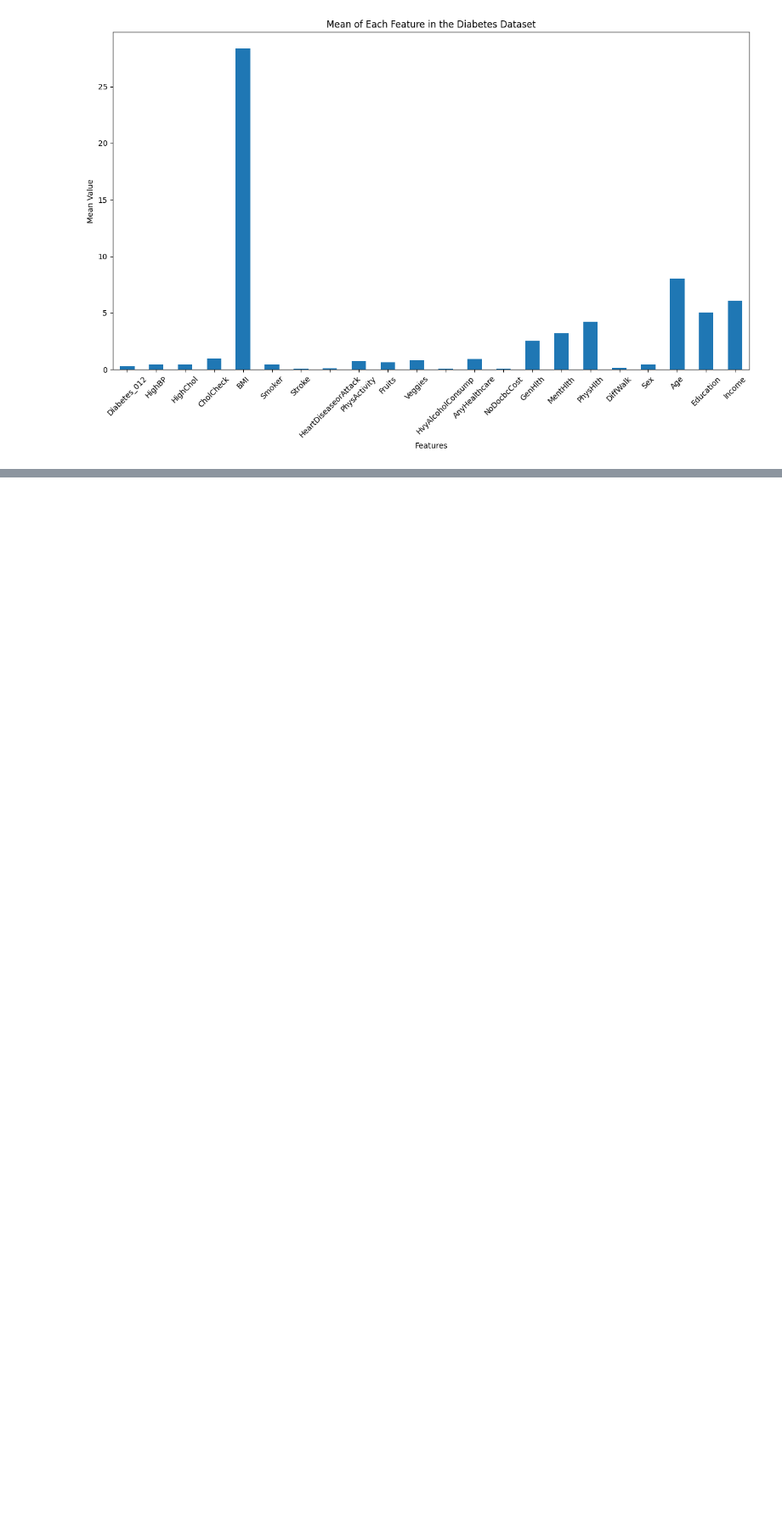
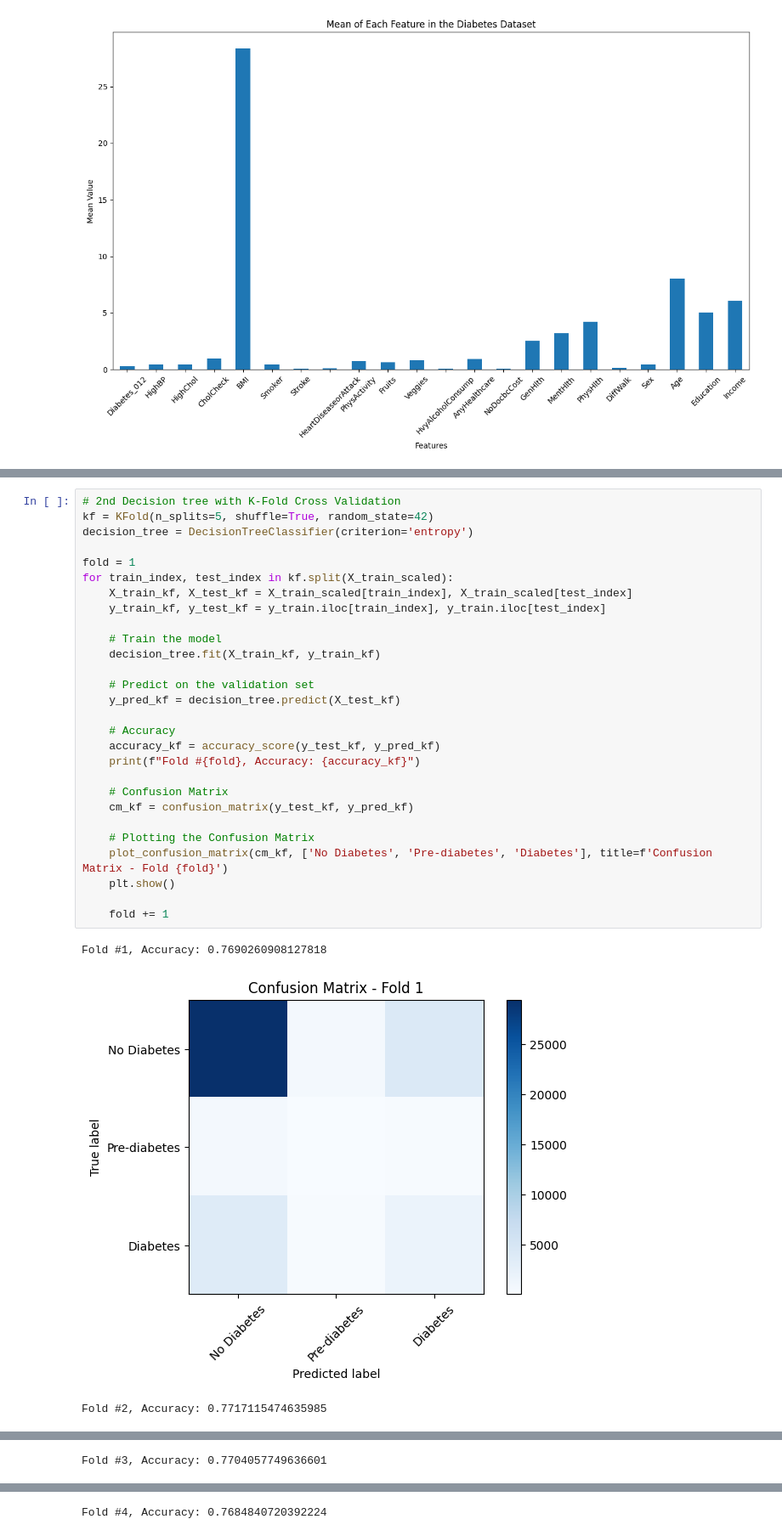
Before and after one commit to sykathowlader/group6_introToAi, a Jupyter notebook: diabetes.ipynb, the cells around one changed output, grey strips where cells are left out. Shown: that part at 85% size. Cells and saved outputs as stored; diff of their text form; blank space fills up the shorter version.

```diff
--- a/diabetes.ipynb
+++ b/diabetes.ipynb
@@ -175,0 +221,32 @@ feature_max_min_df
+# %%
+# 2nd Decision tree with K-Fold Cross Validation
+kf = KFold(n_splits=5, shuffle=True, random_state=42)
+decision_tree = DecisionTreeClassifier(criterion='entropy')
+
+fold = 1
+for train_index, test_index in kf.split(X_train_scaled):
+    X_train_kf, X_test_kf = X_train_scaled[train_index], X_train_scaled[test_index]
+    y_train_kf, y_test_kf = y_train.iloc[train_index], y_train.iloc[test_index]
+
+    # Train the model
+    decision_tree.fit(X_train_kf, y_train_kf)
+
+    # Predict on the validation set
+    y_pred_kf = decision_tree.predict(X_test_kf)
+
+    # Accuracy
+    accuracy_kf = accuracy_score(y_test_kf, y_pred_kf)
+    print(f"Fold #{fold}, Accuracy: {accuracy_kf}")
+
+    # Confusion Matrix
+    cm_kf = confusion_matrix(y_test_kf, y_pred_kf)
+
+    # Plotting the Confusion Matrix
+    plot_confusion_matrix(cm_kf, ['No Diabetes', 'Pre-diabetes', 'Diabetes'], title=f'Confusion Matrix - Fold {fold}')
+    plt.show()
+
+    fold += 1
+# %% [output]
+Fold #1, Accuracy: 0.7690260908127818
+[figure, added]
+Fold #2, Accuracy: 0.7717115474635985
@@ -175,0 +254 @@ feature_max_min_df
+Fold #3, Accuracy: 0.7704057749636601
@@ -175,0 +256 @@ feature_max_min_df
+Fold #4, Accuracy: 0.7684840720392224
```
Also changed, not shown: parts of 19 cells of this notebook.
